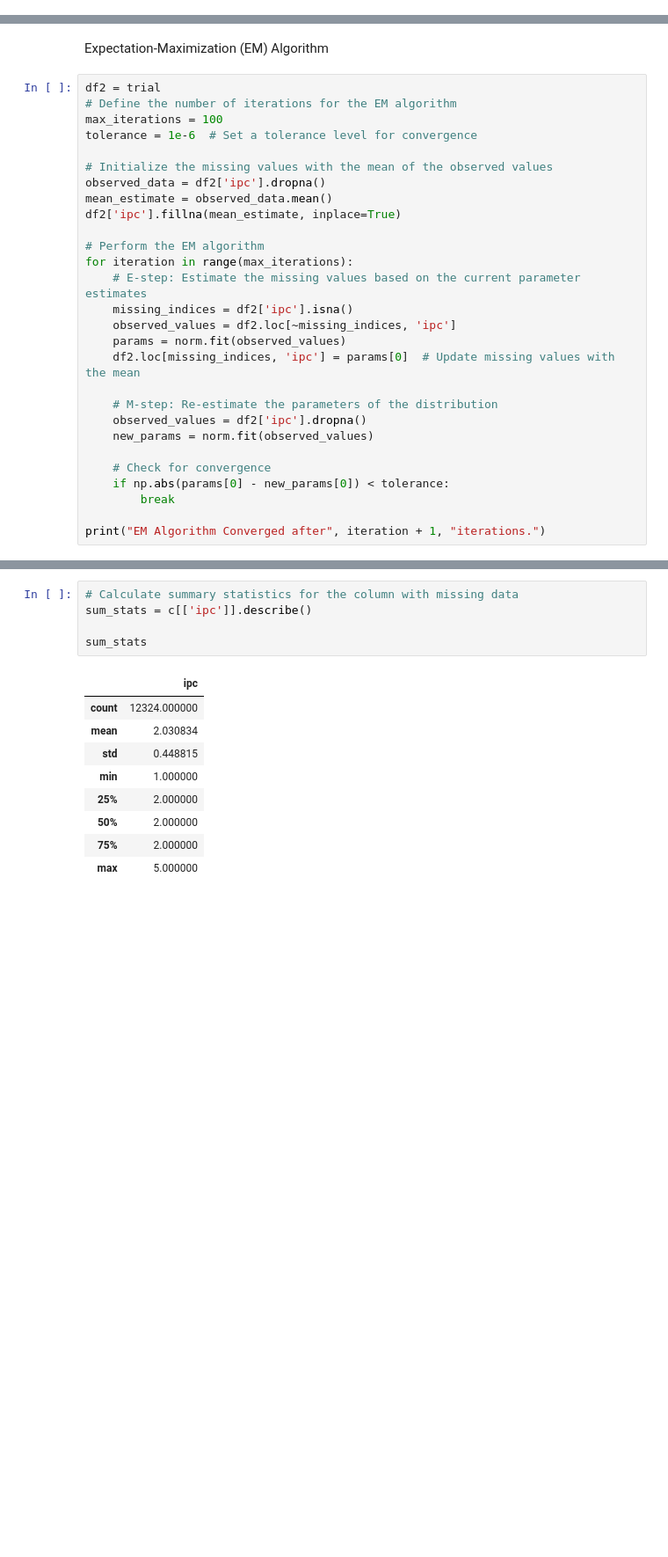
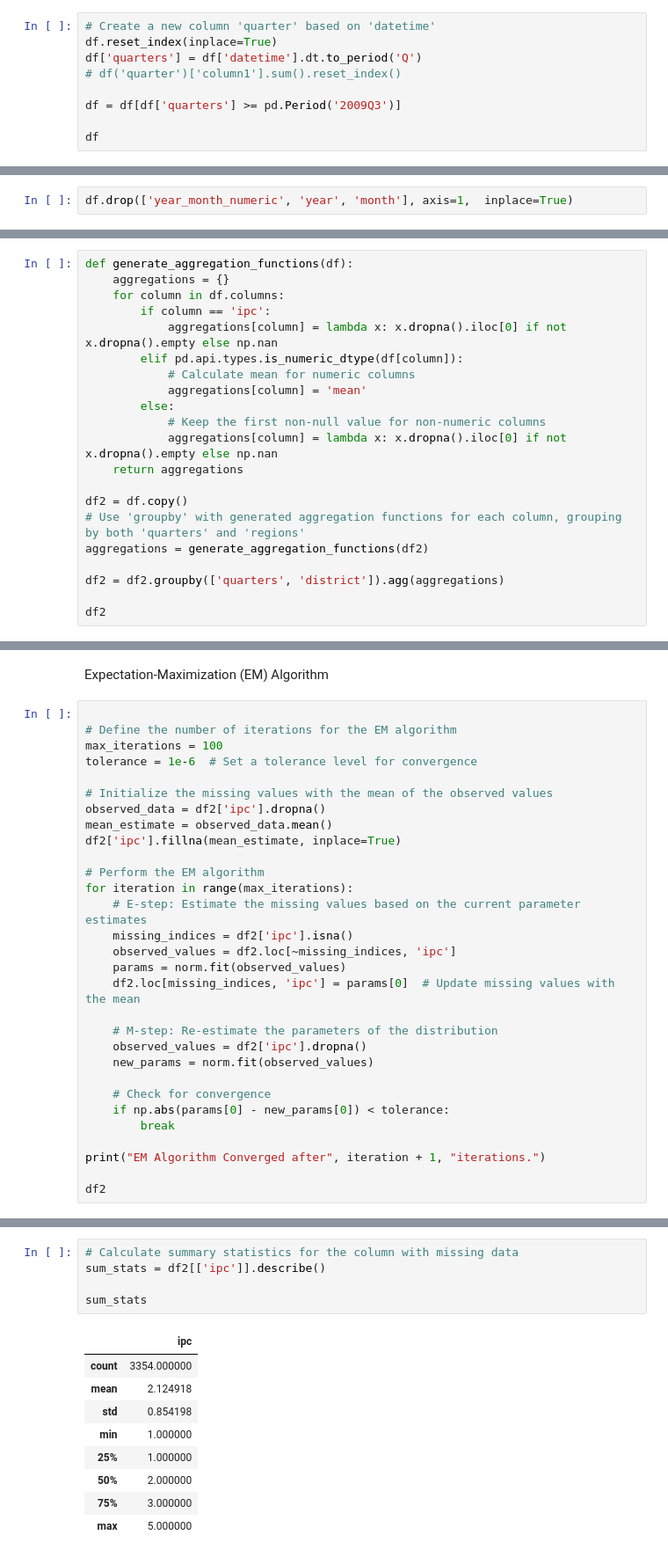
Before and after one commit to jdobladez/JBG060-group9, a Jupyter notebook: type_missing_data.ipynb, the cells around one changed output, grey strips where cells are left out. Shown at 88% size. Drawn from its saved outputs; the diff is of its cells as text; blank space fills up the shorter version.

```diff
--- a/type_missing_data.ipynb
+++ b/type_missing_data.ipynb
@@ -471,0 +346,9 @@ Name: ipc, Length: 12324, dtype: float64
+# %%
+# Create a new column 'quarter' based on 'datetime'
+df.reset_index(inplace=True)
+df['quarters'] = df['datetime'].dt.to_period('Q')
+# df('quarter')['column1'].sum().reset_index()
+
+df = df[df['quarters'] >= pd.Period('2009Q3')]
+
+df
@@ -471,0 +371,2 @@ Name: ipc, Length: 12324, dtype: float64
+# %%
+df.drop(['year_month_numeric', 'year', 'month'], axis=1,  inplace=True)
@@ -471,0 +394,21 @@ Name: ipc, Length: 12324, dtype: float64
+# %%
+def generate_aggregation_functions(df):
+    aggregations = {}
+    for column in df.columns:
+        if column == 'ipc':
+            aggregations[column] = lambda x: x.dropna().iloc[0] if not x.dropna().empty else np.nan
+        elif pd.api.types.is_numeric_dtype(df[column]):
+            # Calculate mean for numeric columns
+            aggregations[column] = 'mean'
+        else:
+            # Keep the first non-null value for non-numeric columns
+            aggregations[column] = lambda x: x.dropna().iloc[0] if not x.dropna().empty else np.nan
+    return aggregations
+
+df2 = df.copy()
+# Use 'groupby' with generated aggregation functions for each column, grouping by both 'quarters' and 'regions'
+aggregations = generate_aggregation_functions(df2)
+
+df2 = df2.groupby(['quarters', 'district']).agg(aggregations)
+
+df2
@@ -472,7 +430,7 @@ Name: ipc, Length: 12324, dtype: float64
 # %% [markdown]
 Expectation-Maximization (EM) Algorithm
 # %%
-df2 = trial
+
 # Define the number of iterations for the EM algorithm
 max_iterations = 100
 tolerance = 1e-6  # Set a tolerance level for convergence
@@ -499,5 +457,7 @@ for iteration in range(max_iterations):
         break
 
 print("EM Algorithm Converged after", iteration + 1, "iterations.")
+
+df2
 # %% [output]
 EM Algorithm Converged after 1 iterations.
@@ -664,15 +524,15 @@ There are 0 NaN values after performing Bayesian approach, EM, or MLE.
 # %%
 # Calculate summary statistics for the column with missing data
-sum_stats = c[['ipc']].describe()
+sum_stats = df2[['ipc']].describe()
 
 sum_stats
 # %% [output]
 |  | ipc |
-| count | 12324.000000 |
-| mean | 2.030834 |
-| std | 0.448815 |
+| count | 3354.000000 |
+| mean | 2.124918 |
+| std | 0.854198 |
 | min | 1.000000 |
-| 25% | 2.000000 |
+| 25% | 1.000000 |
 | 50% | 2.000000 |
-| 75% | 2.000000 |
+| 75% | 3.000000 |
 | max | 5.000000 |
```
Also changed, not shown: parts of 34 cells of this notebook, 2 other files.
